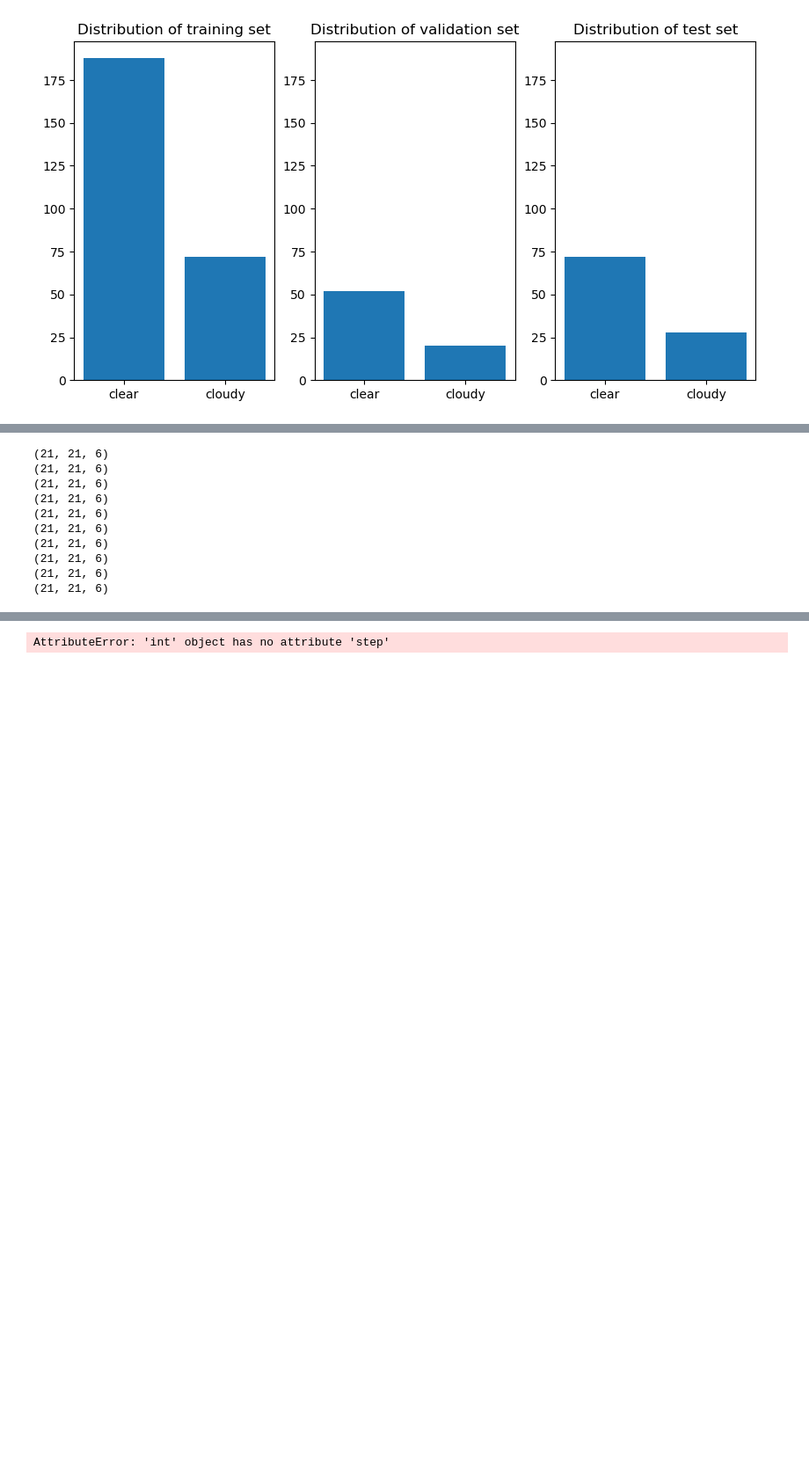
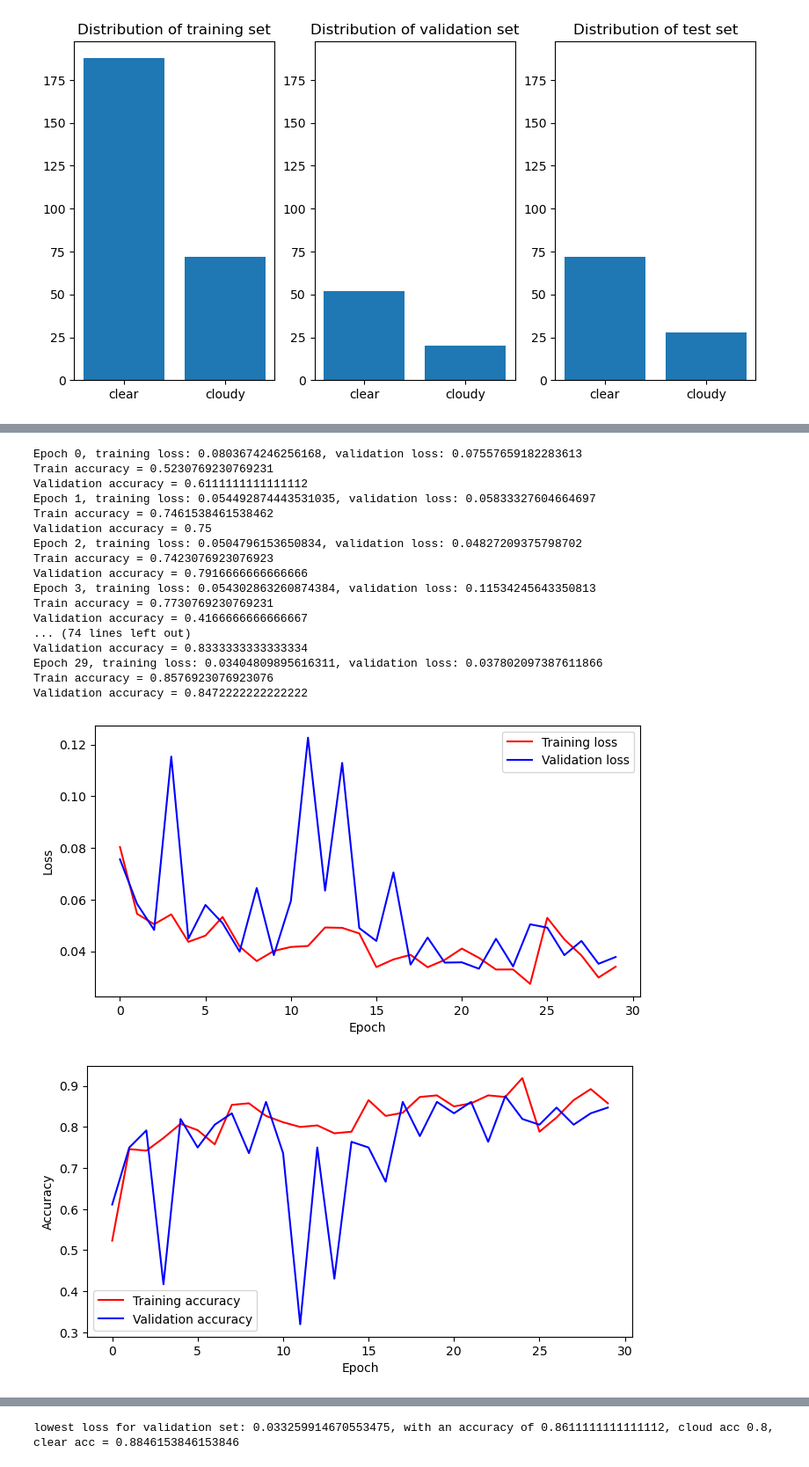
Before and after one commit to Kyrne/D7046E-Project, a Jupyter notebook: test.ipynb, the cells around one changed output, grey strips where cells are left out. Shown at 88% size. Saved outputs shown, nothing was run; the diff lists cells and outputs as text; code cells hidden in the pictures; blank space fills up the shorter version.

```diff
--- a/test.ipynb
+++ b/test.ipynb
@@ -133,34 +122,43 @@ show_batch(train_loader)
 # %%
 # Hyperparams
 LEARNING_RATE = 0.01
 EPOCHS = 30
 network = nn.Sequential(
     nn.Linear(21*21*12, 64),
     nn.ReLU(),
     nn.Linear(64, 64),
     nn.ReLU(),
     nn.Linear(64, 64),
     nn.ReLU(),
     nn.Linear(64, 1),
     nn.Sigmoid()
 )
 
 # define loss
 #loss_function = torch.nn.CrossEntropyLoss()
 loss_function = torch.nn.BCELoss()
 # define optimizer
 optimizer = torch.optim.Adam(network.parameters(), lr=LEARNING_RATE)
 #optimizer = torch.optim.SGD(network.parameters(), lr=0.1)
 
-utils.train_model(network, loss_function, optimizer, train_loader, val_loader, EPOCHS, sigmoid=True, cnn=False, show_log=True, show_plot=True)
+utils.train_model(network, loss_function, optimizer, train_loader, val_loader, num_epochs = EPOCHS, sigmoid=True, cnn=False, show_log=True, show_plot=True)
 # %% [output]
-(21, 21, 6)
-(21, 21, 6)
-(21, 21, 6)
-(21, 21, 6)
-(21, 21, 6)
-(21, 21, 6)
-(21, 21, 6)
-(21, 21, 6)
-(21, 21, 6)
-(21, 21, 6)
+Epoch 0, training loss: 0.0803674246256168, validation loss: 0.07557659182283613
+Train accuracy = 0.5230769230769231
+Validation accuracy = 0.6111111111111112
+Epoch 1, training loss: 0.054492874443531035, validation loss: 0.05833327604664697
+Train accuracy = 0.7461538461538462
+Validation accuracy = 0.75
+Epoch 2, training loss: 0.0504796153650834, validation loss: 0.04827209375798702
+Train accuracy = 0.7423076923076923
+Validation accuracy = 0.7916666666666666
+Epoch 3, training loss: 0.054302863260874384, validation loss: 0.11534245643350813
+Train accuracy = 0.7730769230769231
+Validation accuracy = 0.4166666666666667
+... (74 lines left out)
+Validation accuracy = 0.8333333333333334
+Epoch 29, training loss: 0.03404809895616311, validation loss: 0.037802097387611866
+Train accuracy = 0.8576923076923076
+Validation accuracy = 0.8472222222222222
+[figure, added]
+[figure, added]
@@ -167 +166 @@ utils.train_model(network, loss_function, optimizer, train_loader, val_loader, E
-AttributeError: 'int' object has no attribute 'step'
+lowest loss for validation set: 0.033259914670553475, with an accuracy of 0.8611111111111112, cloud acc 0.8, clear acc = 0.8846153846153846
```
Also changed, not shown: parts of 2 cells of this notebook, 1 other file.
